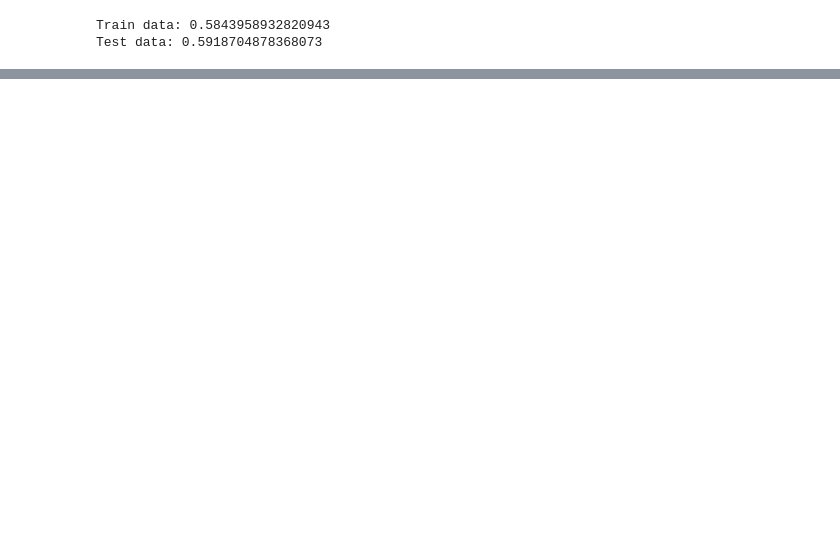
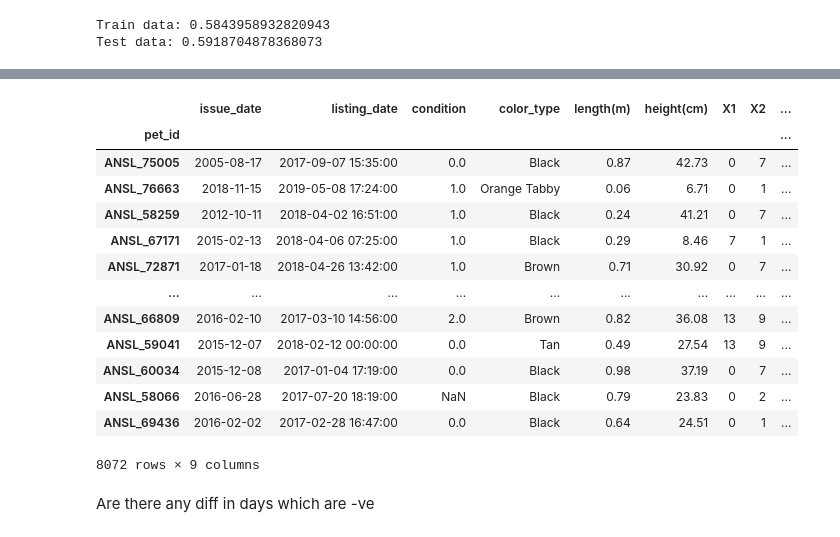
Before and after one commit to ShaunakSen/Data-Science-and-Machine-Learning, a Jupyter notebook: Hackerearth Project - Pet Adoption/Hackerearth ML Project - Pet Adoption.ipynb, the cells around one changed output, grey strips where cells are left out. Saved outputs shown, nothing was run; the diff lists cells and outputs as text; code cells hidden in the pictures; blank space fills up the shorter version.

```diff
--- a/Hackerearth Project - Pet Adoption/Hackerearth ML Project - Pet Adoption.ipynb
+++ b/Hackerearth Project - Pet Adoption/Hackerearth ML Project - Pet Adoption.ipynb
@@ -214,0 +272,3 @@ def issue_listing_date_diff():
+# %%
+te_df['issue_date'] = pd.to_datetime(te_df['issue_date'])
+te_df['listing_date'] = pd.to_datetime(te_df['listing_date'])
@@ -214,0 +345,23 @@ def issue_listing_date_diff():
+# %%
+days_diff = [day.days for day in te_df['listing_date']-te_df['issue_date']]
+
+te_df['days_bw_list_issue'] = days_diff
+# %%
+te_df
+# %% [output]
+|  | issue_date | listing_date | condition | color_type | length(m) | height(cm) | X1 | X2 | ... |
+| pet_id |  |  |  |  |  |  |  |  | ... |
+| ANSL_75005 | 2005-08-17 | 2017-09-07 15:35:00 | 0.0 | Black | 0.87 | 42.73 | 0 | 7 | ... |
+| ANSL_76663 | 2018-11-15 | 2019-05-08 17:24:00 | 1.0 | Orange Tabby | 0.06 | 6.71 | 0 | 1 | ... |
+| ANSL_58259 | 2012-10-11 | 2018-04-02 16:51:00 | 1.0 | Black | 0.24 | 41.21 | 0 | 7 | ... |
+| ANSL_67171 | 2015-02-13 | 2018-04-06 07:25:00 | 1.0 | Black | 0.29 | 8.46 | 7 | 1 | ... |
+| ANSL_72871 | 2017-01-18 | 2018-04-26 13:42:00 | 1.0 | Brown | 0.71 | 30.92 | 0 | 7 | ... |
+| ... | ... | ... | ... | ... | ... | ... | ... | ... | ... |
+| ANSL_66809 | 2016-02-10 | 2017-03-10 14:56:00 | 2.0 | Brown | 0.82 | 36.08 | 13 | 9 | ... |
+| ANSL_59041 | 2015-12-07 | 2018-02-12 00:00:00 | 0.0 | Tan | 0.49 | 27.54 | 13 | 9 | ... |
+| ANSL_60034 | 2015-12-08 | 2017-01-04 17:19:00 | 0.0 | Black | 0.98 | 37.19 | 0 | 7 | ... |
+| ANSL_58066 | 2016-06-28 | 2017-07-20 18:19:00 | NaN | Black | 0.79 | 23.83 | 0 | 2 | ... |
+| ANSL_69436 | 2016-02-02 | 2017-02-28 16:47:00 | 0.0 | Black | 0.64 | 24.51 | 0 | 1 | ... |
+8072 rows × 9 columns
+# %% [markdown]
+Are there any diff in days which are -ve
```
Also changed, not shown: parts of 35 cells of this notebook, 4 other files.
